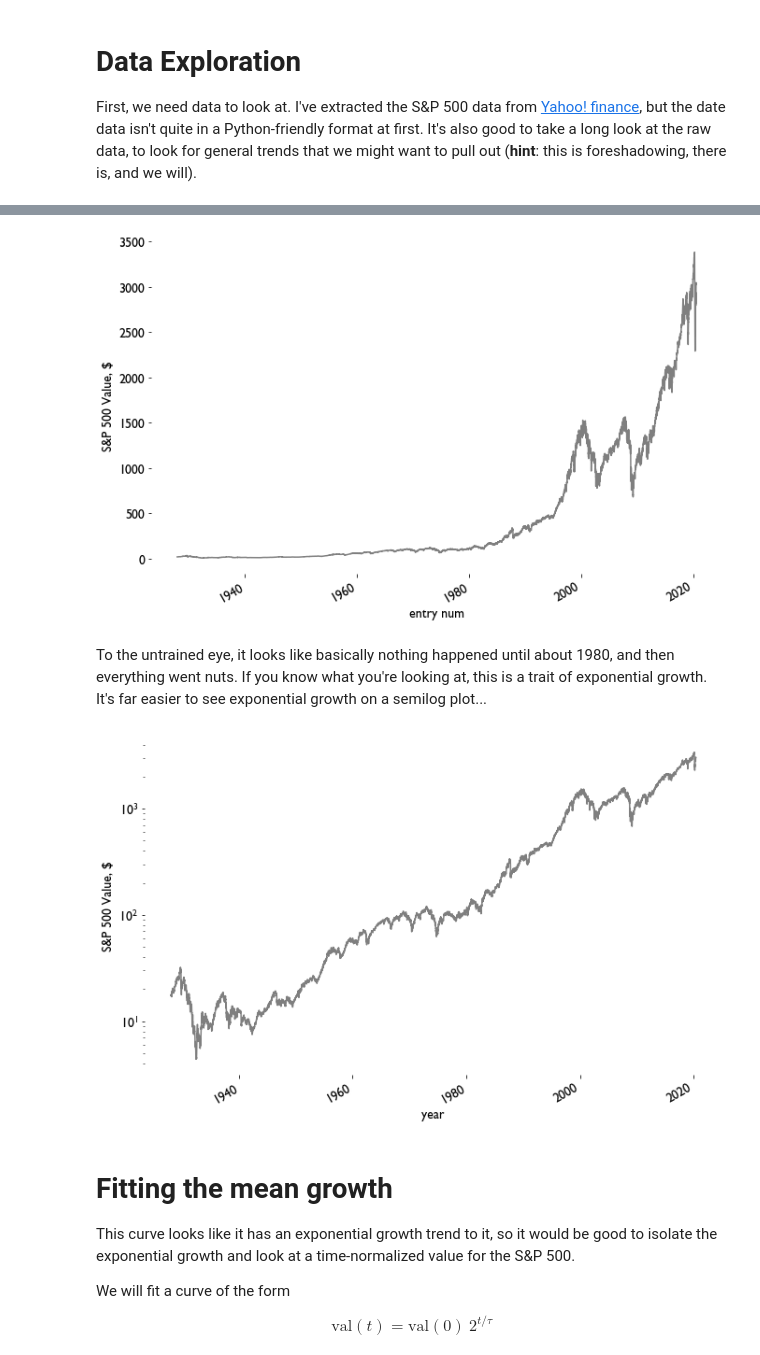
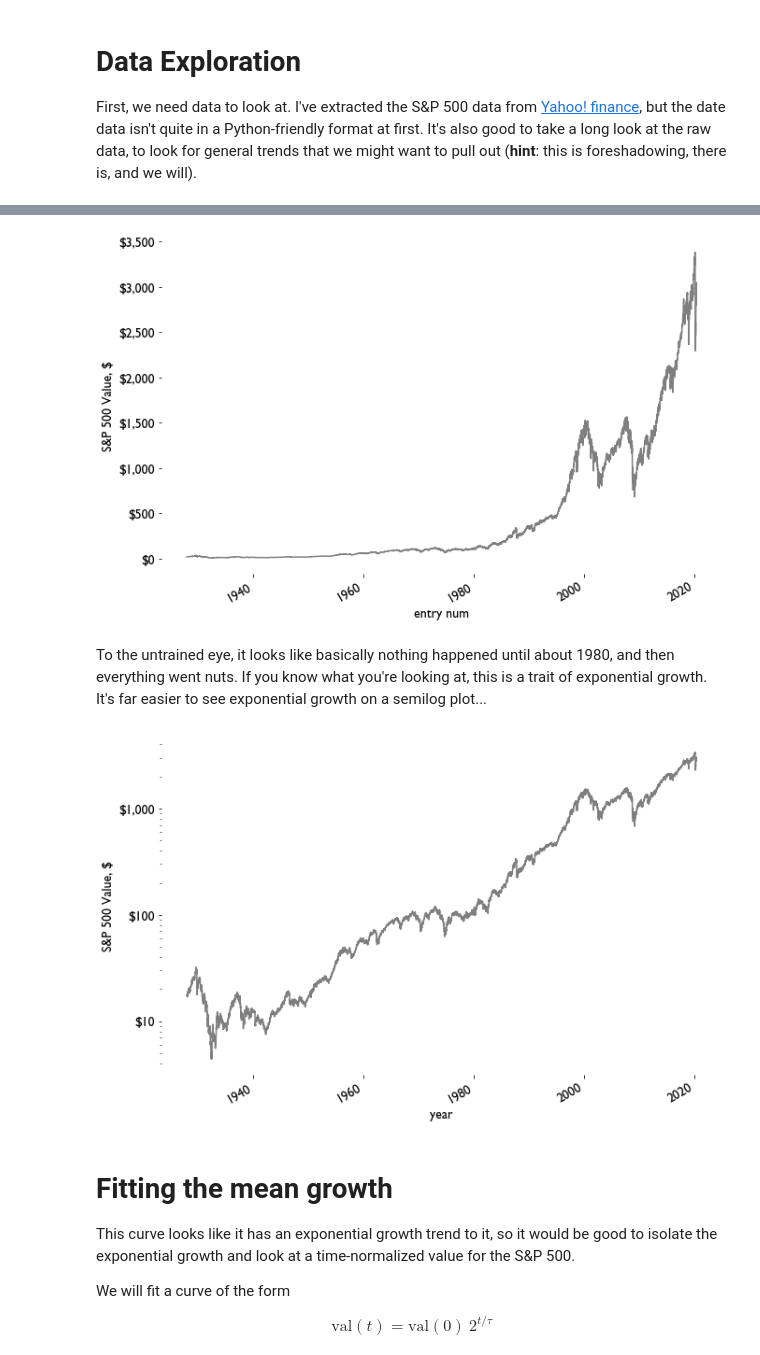
Before and after one commit to sdwebb/sp500_random_walk, a Jupyter notebook: notebooks/sp500_projection_model.ipynb, the cells around one changed output, grey strips where cells are left out. Saved outputs shown, nothing was run; the diff lists cells and outputs as text; code cells hidden in the pictures.

```diff
--- a/notebooks/sp500_projection_model.ipynb
+++ b/notebooks/sp500_projection_model.ipynb
@@ -106,29 +111,35 @@ ax.plot(sp500_df.Date, sp500_df.Open, c=tableau20['deep_gray'])
 ax.set_xlabel('entry num')
 ax.set_ylabel('S&P 500 Value, $')
 
+ax.get_yaxis().set_major_formatter(
+        mpl.ticker.FuncFormatter(lambda x, p: '$'+format(int(x), ',')));
+
 fig.autofmt_xdate()
 
 fig.tight_layout()
 fig.savefig('sp500.png', bbox_inches="tight");
 fig.show();
 # %% [output]
-[figure, old version]
+[figure, new version]
 # %% [markdown]
 To the untrained eye, it looks like basically nothing happened until about 1980, and then everything went nuts. If you know what you're looking at, this is a trait of exponential growth. It's far easier to see exponential growth on a semilog plot...
 # %%
 # Compare the fit to the real data on a semi-log plot
 fig, ax = plt.subplots()
 ax.semilogy(sp500_df.Date, sp500_df['Open'], c=tableau20['deep_gray'], label='S&P 500 data')
 ax.set_xlabel('year')
 ax.set_ylabel('S&P 500 Value, $')
 
+ax.get_yaxis().set_major_formatter(
+        mpl.ticker.FuncFormatter(lambda x, p: '$'+format(int(x), ',')));
+
 #ax.legend()
 fig.autofmt_xdate()
 
 fig.tight_layout()
 fig.savefig('sp500_semilog.png', bbox_inches="tight");
 # %% [output]
-[figure, old version]
+[figure, new version]
 # %% [markdown]
 # Fitting the mean growth
 
```
Also changed, not shown: parts of 15 cells of this notebook.
